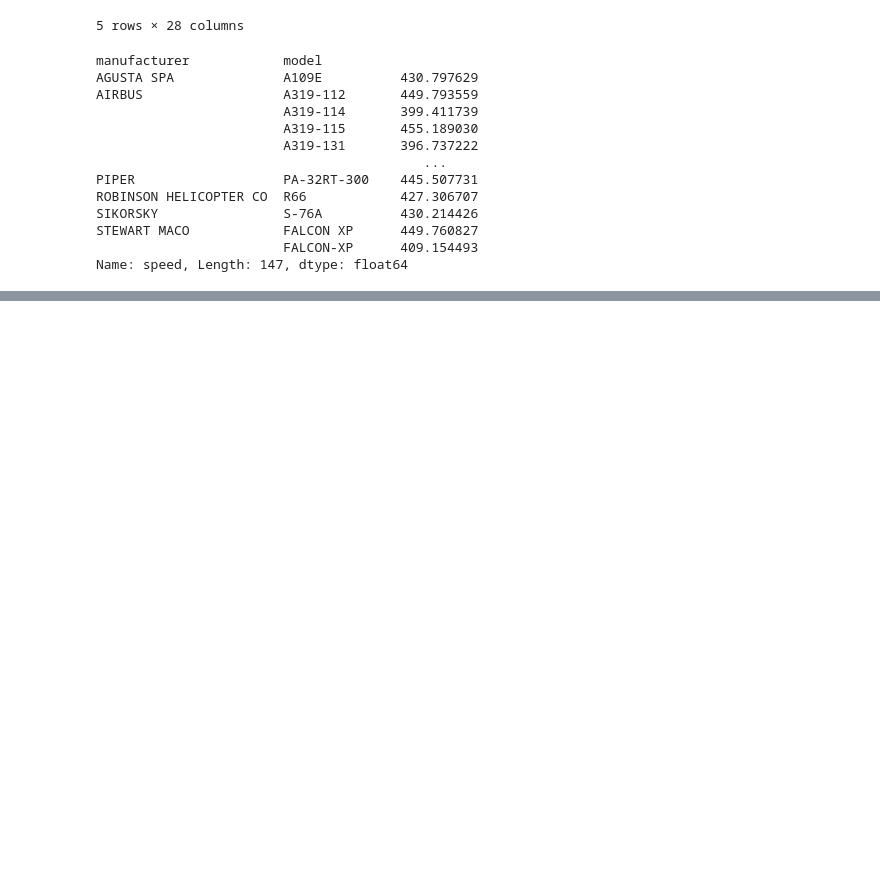
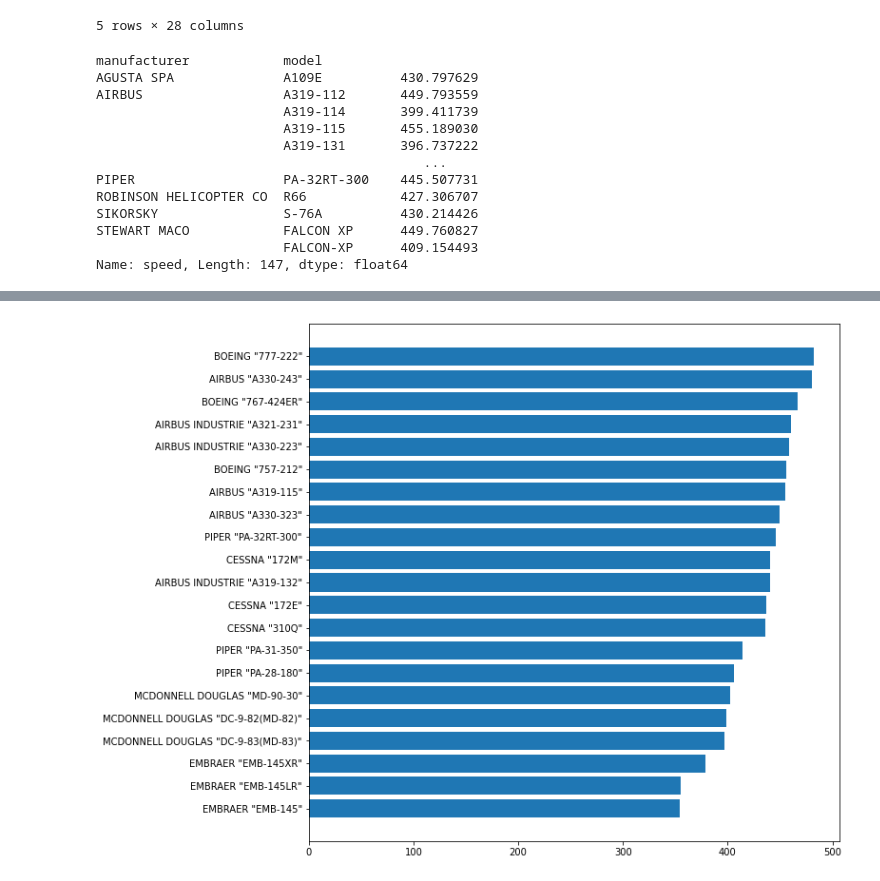
Before and after one commit to sevenzing/delete_this, a Jupyter notebook: assignment2/hw2.ipynb, the cells around one changed output, grey strips where cells are left out. Cells and saved outputs as stored; diff of their text form; code cells hidden in the pictures; blank space fills up the shorter version.

Commit message:
task 12 plot graph

```diff
--- a/assignment2/hw2.ipynb
+++ b/assignment2/hw2.ipynb
@@ -644,5 +648,7 @@ flights_of_big_manufacturers = flights_and_planes[flights_and_planes['manufactur
 
 # затем посчитаем дял каждого производителя три самых быстрых самолета (или вертолета)
 # https://stackoverflow.com/questions/55530590/getting-the-nlargest-of-each-group-in-a-multiindex-pandas-series
-flights_of_big_manufacturers.groupby(['manufacturer', 'model'])['speed'].mean().groupby(level=0, group_keys=False).nlargest(3)
+top_3_models = flights_of_big_manufacturers.groupby(['manufacturer', 'model'])['speed'].mean().groupby(level=0, group_keys=False).nlargest(3)
+
+top_3_models.reset_index()
 # %% [output]
@@ -665,0 +672,10 @@ Name: speed, dtype: float64
+# %%
+# Визуализируйте данные полученной таблицы с помощью подходящего графика. Добавьте понятное название графика и подпишите оси.
+result = top_3_models.reset_index()
+result = result.sort_values(by='speed')
+names = result['manufacturer'] + ' "' + result['model'] + '"'
+plt.figure(figsize=(10,10))
+plt.barh(names, result['speed'])
+plt.show()
+# %% [output]
+[figure, added]
```
Also changed, not shown: parts of 3 cells of this notebook.
